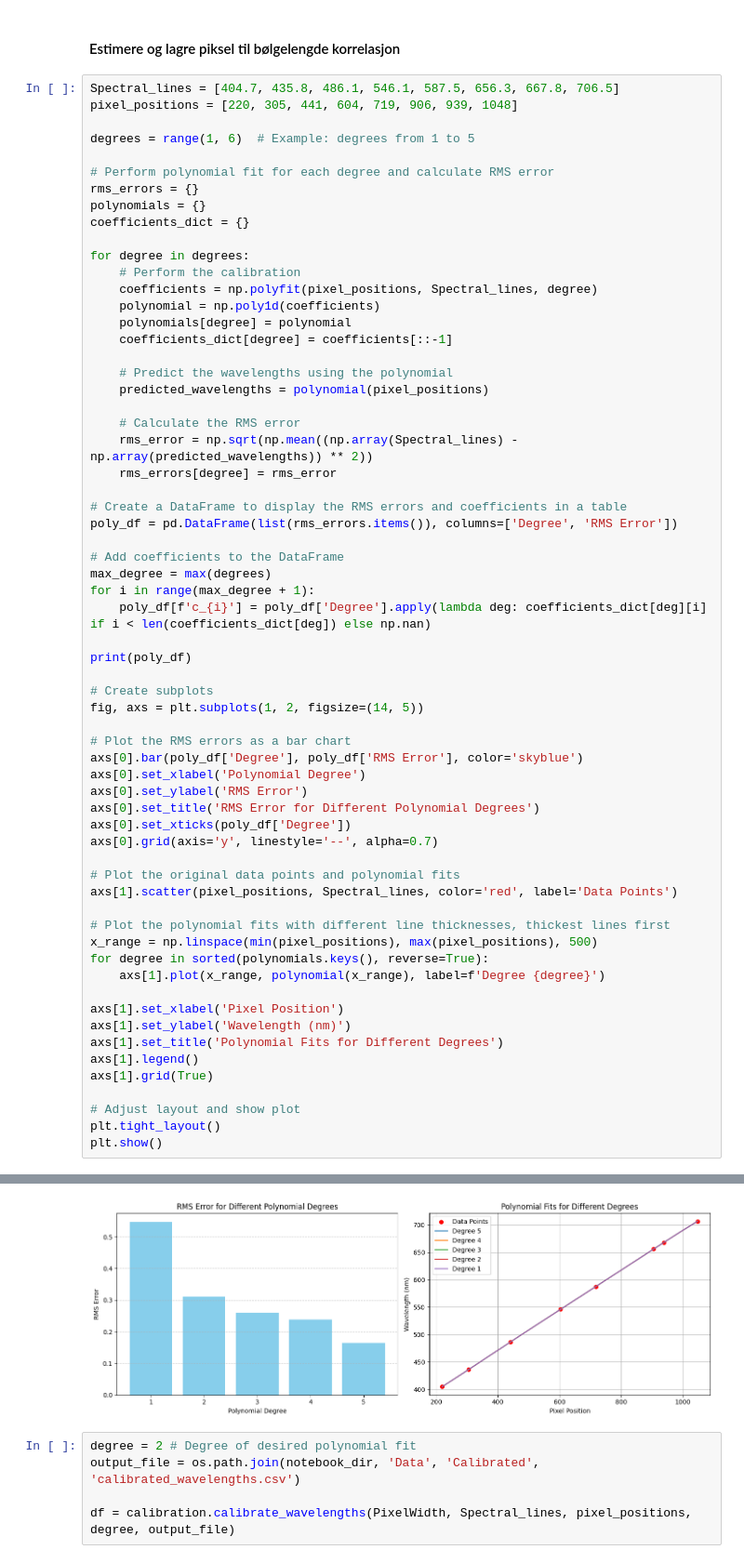
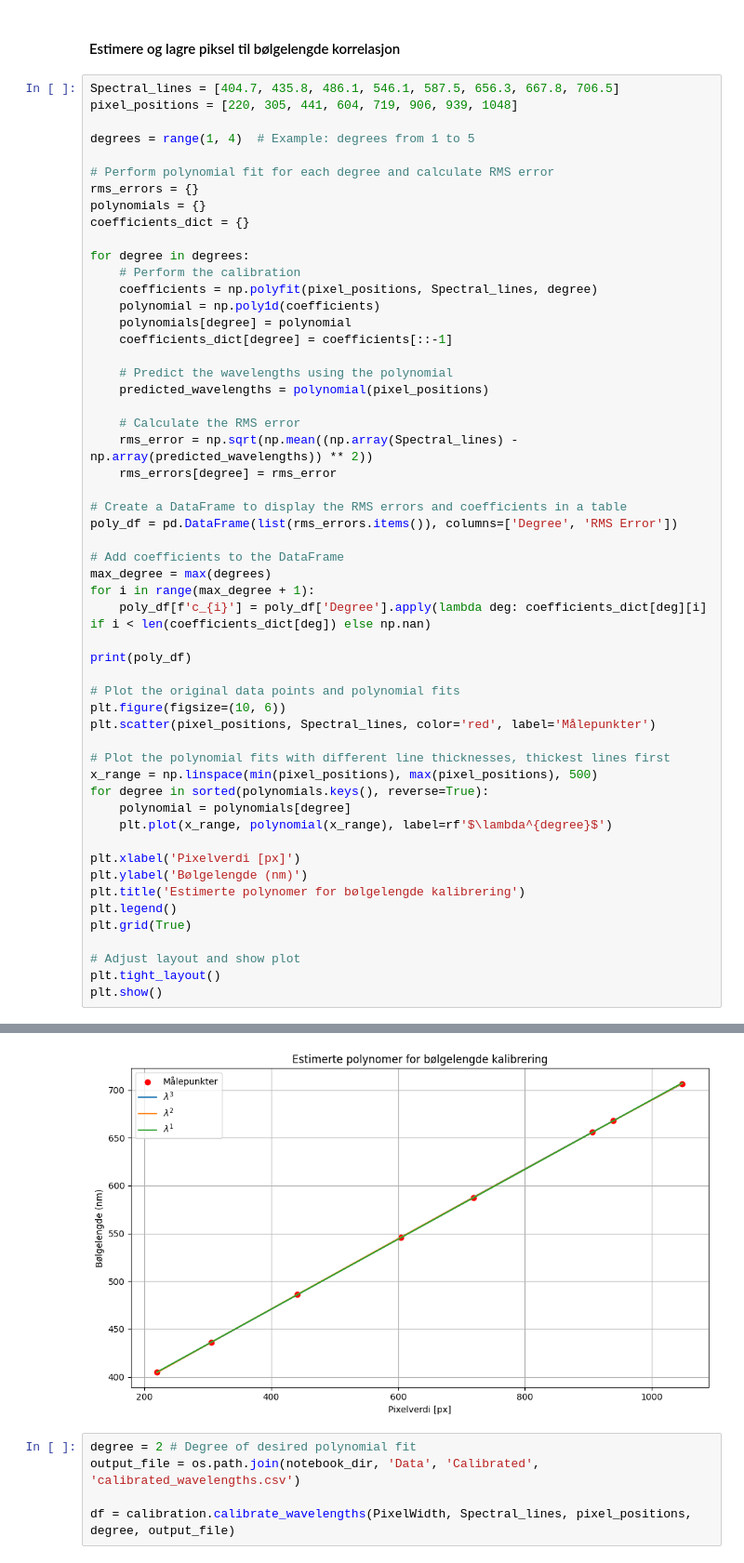
Before and after one commit to SkaugJr/TTK4265-OptiskFjernmaaling, a Jupyter notebook: Prosjekt1/01Spectral.ipynb, the cells around one changed output, grey strips where cells are left out. Shown at 93% size. Cells and saved outputs as stored; diff of their text form.

```diff
--- a/Prosjekt1/01Spectral.ipynb
+++ b/Prosjekt1/01Spectral.ipynb
@@ -79,7 +104,7 @@ plt.show()
 Spectral_lines = [404.7, 435.8, 486.1, 546.1, 587.5, 656.3, 667.8, 706.5]
 pixel_positions = [220, 305, 441, 604, 719, 906, 939, 1048]
 
-degrees = range(1, 6)  # Example: degrees from 1 to 5
+degrees = range(1, 4)  # Example: degrees from 1 to 5
 
 # Perform polynomial fit for each degree and calculate RMS error
 rms_errors = {}
@@ -110,30 +135,21 @@ for i in range(max_degree + 1):
 
 print(poly_df)
 
-# Create subplots
-fig, axs = plt.subplots(1, 2, figsize=(14, 5))
-
-# Plot the RMS errors as a bar chart
-axs[0].bar(poly_df['Degree'], poly_df['RMS Error'], color='skyblue')
-axs[0].set_xlabel('Polynomial Degree')
-axs[0].set_ylabel('RMS Error')
-axs[0].set_title('RMS Error for Different Polynomial Degrees')
-axs[0].set_xticks(poly_df['Degree'])
-axs[0].grid(axis='y', linestyle='--', alpha=0.7)
-
 # Plot the original data points and polynomial fits
-axs[1].scatter(pixel_positions, Spectral_lines, color='red', label='Data Points')
+plt.figure(figsize=(10, 6))
+plt.scatter(pixel_positions, Spectral_lines, color='red', label='Målepunkter')
 
 # Plot the polynomial fits with different line thicknesses, thickest lines first
 x_range = np.linspace(min(pixel_positions), max(pixel_positions), 500)
 for degree in sorted(polynomials.keys(), reverse=True):
-    axs[1].plot(x_range, polynomial(x_range), label=f'Degree {degree}')
+    polynomial = polynomials[degree]
+    plt.plot(x_range, polynomial(x_range), label=rf'$\lambda^{degree}$')
 
-axs[1].set_xlabel('Pixel Position')
-axs[1].set_ylabel('Wavelength (nm)')
-axs[1].set_title('Polynomial Fits for Different Degrees')
-axs[1].legend()
-axs[1].grid(True)
+plt.xlabel('Pixelverdi [px]')
+plt.ylabel('Bølgelengde (nm)')
+plt.title('Estimerte polynomer for bølgelengde kalibrering')
+plt.legend()
+plt.grid(True)
 
 # Adjust layout and show plot
 plt.tight_layout()
@@ -155,4 +162,4 @@ plt.show()
-[figure, old version]
+[figure, new version]
 # %%
 degree = 2 # Degree of desired polynomial fit
 output_file = os.path.join(notebook_dir, 'Data', 'Calibrated', 'calibrated_wavelengths.csv')
```
Also changed, not shown: parts of 6 cells of this notebook, 2 other files.
